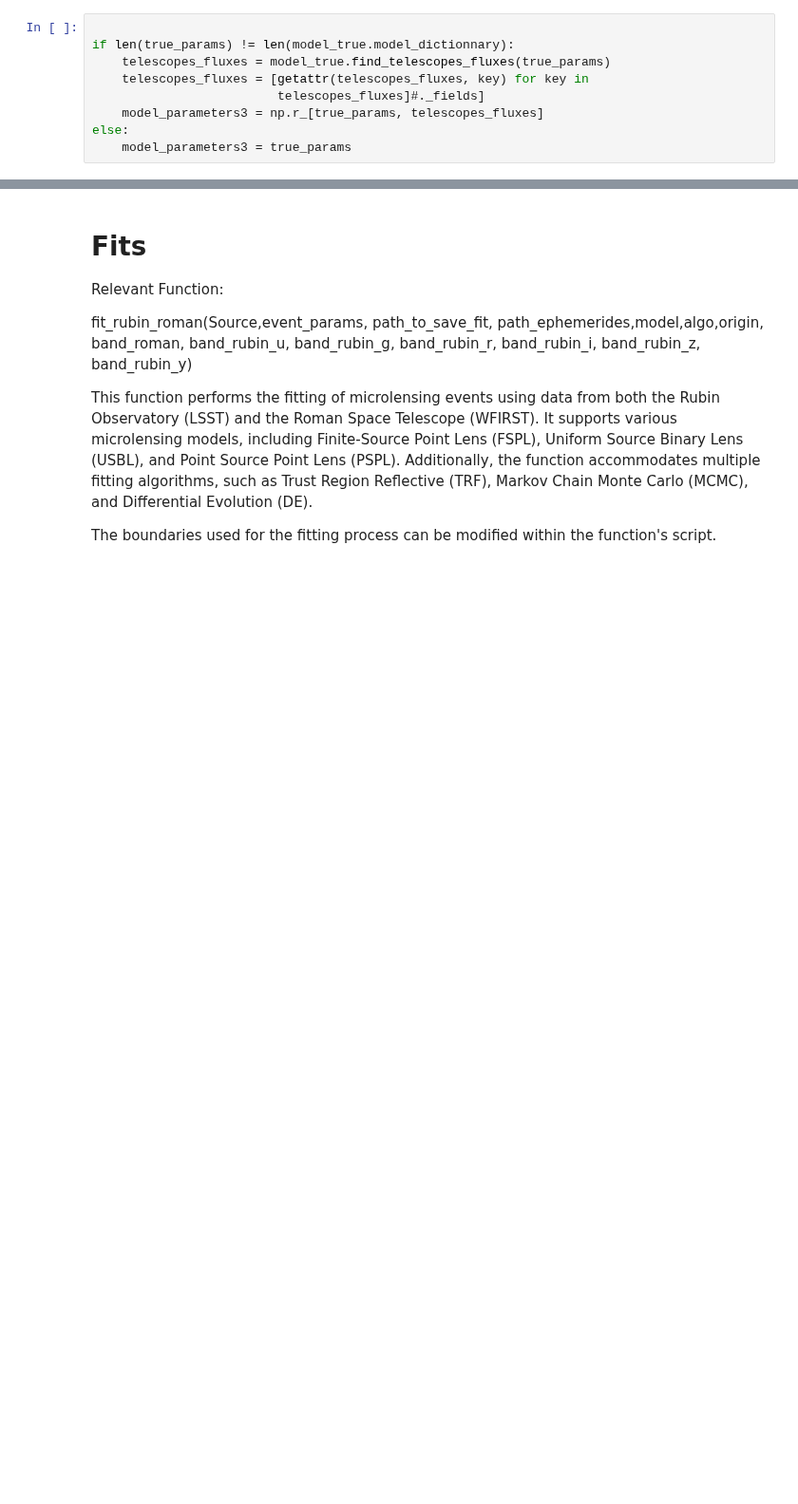
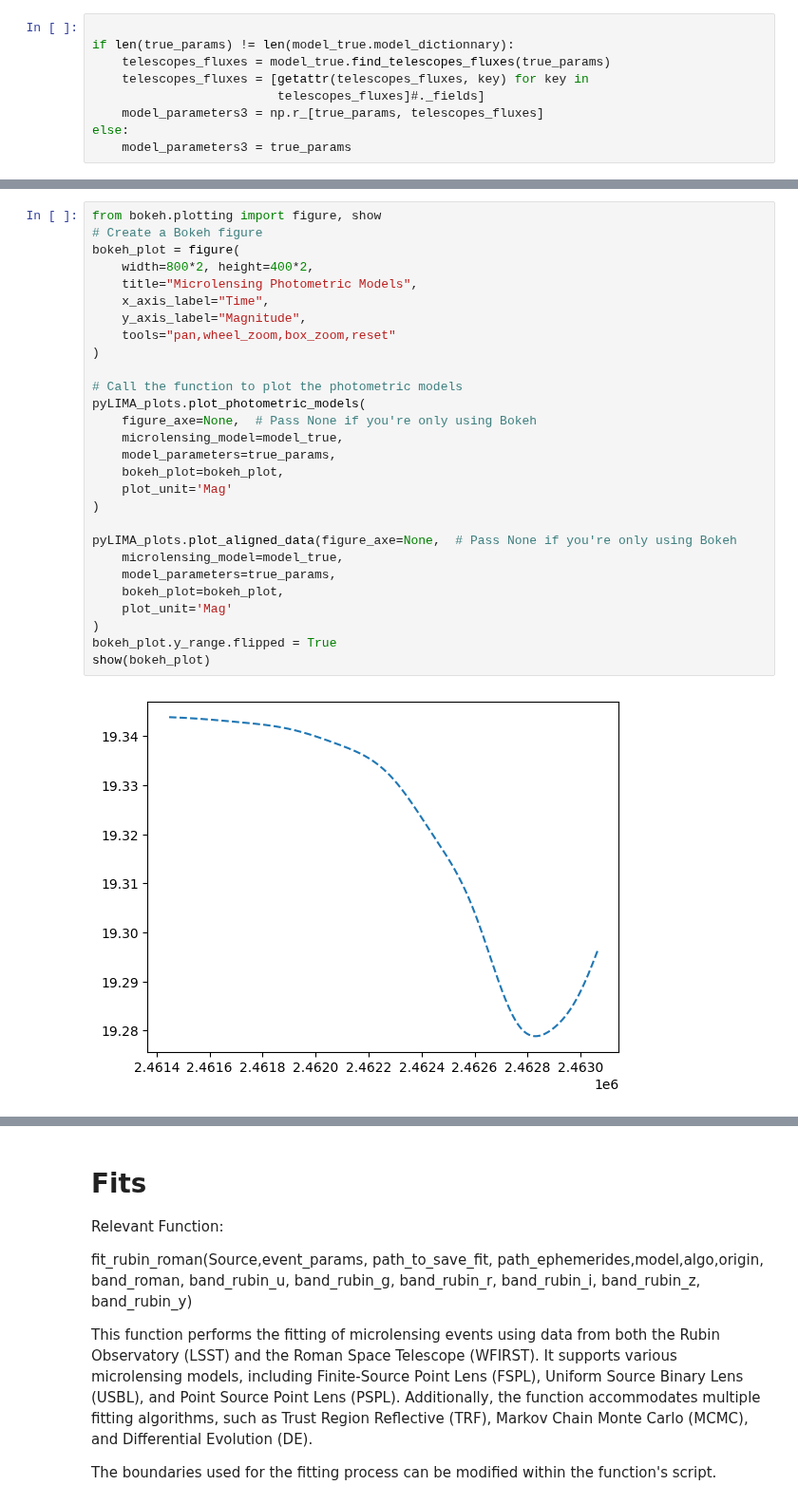
Before and after one commit to anibal-art/roman_rubin, a Jupyter notebook: notebooks/Example_sim_and_fit.ipynb, the cells around one changed output, grey strips where cells are left out. Shown at 95% size. Cells and saved outputs as stored; diff of their text form; blank space fills up the shorter version.

```diff
--- a/notebooks/Example_sim_and_fit.ipynb
+++ b/notebooks/Example_sim_and_fit.ipynb
@@ -221,0 +220,30 @@ Parallax(Full) estimated for the telescope u (Rubin): SUCCESS
+# %%
+from bokeh.plotting import figure, show
+# Create a Bokeh figure
+bokeh_plot = figure(
+    width=800*2, height=400*2,
+    title="Microlensing Photometric Models",
+    x_axis_label="Time",
+    y_axis_label="Magnitude",
+    tools="pan,wheel_zoom,box_zoom,reset"
+)
+
+# Call the function to plot the photometric models
+pyLIMA_plots.plot_photometric_models(
+    figure_axe=None,  # Pass None if you're only using Bokeh
+    microlensing_model=model_true,
+    model_parameters=true_params,
+    bokeh_plot=bokeh_plot,
+    plot_unit='Mag'
+)
+
+pyLIMA_plots.plot_aligned_data(figure_axe=None,  # Pass None if you're only using Bokeh
+    microlensing_model=model_true,
+    model_parameters=true_params,
+    bokeh_plot=bokeh_plot,
+    plot_unit='Mag'
+)
+bokeh_plot.y_range.flipped = True
+show(bokeh_plot)
+# %% [output]
+[figure, added]
```
Also changed, not shown: parts of 17 cells of this notebook, 6 other files.
